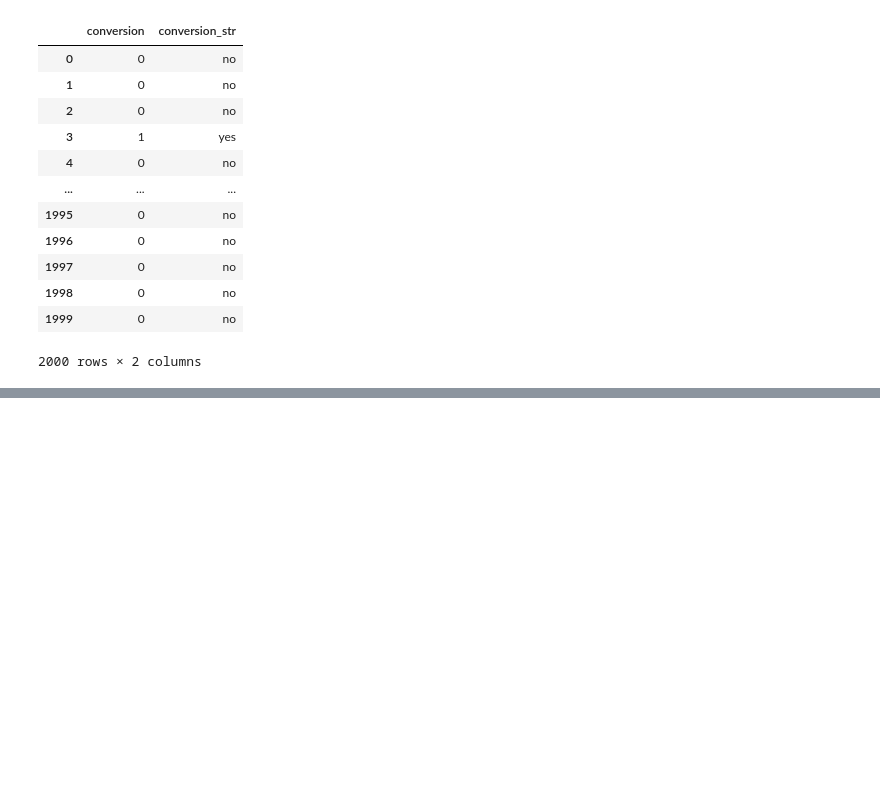
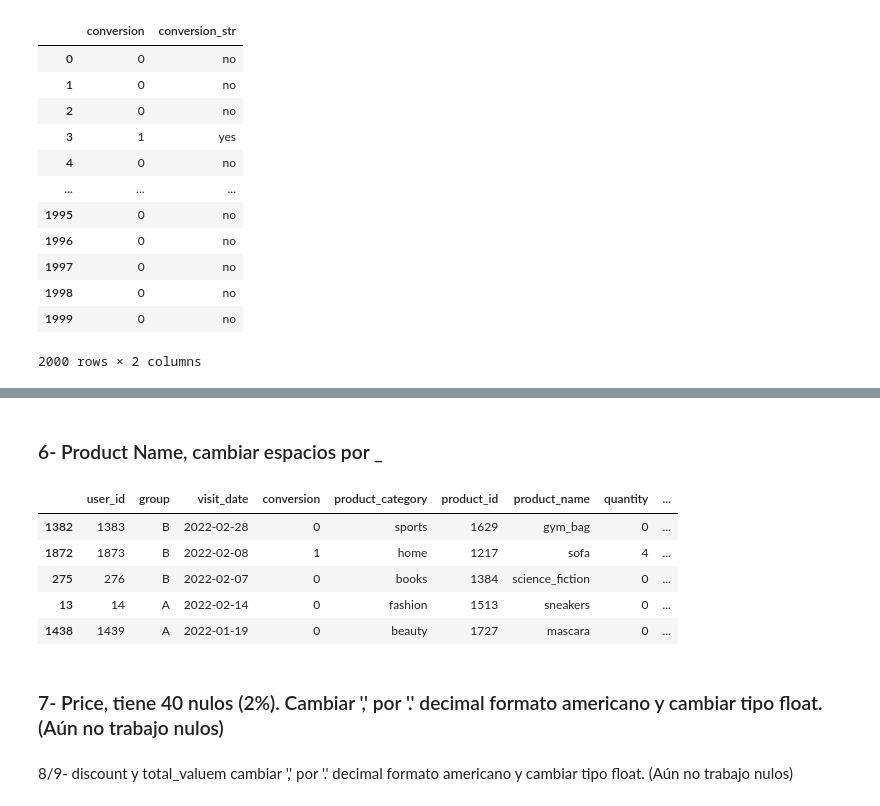
Before and after one commit to IGA-0658/amazon_abtesting, a Jupyter notebook: notebooks/02.limpieza.ipynb, the cells around one changed output, grey strips where cells are left out. Saved outputs shown, nothing was run; the diff lists cells and outputs as text; code cells hidden in the pictures; blank space fills up the shorter version.

```diff
--- a/notebooks/02.limpieza.ipynb
+++ b/notebooks/02.limpieza.ipynb
@@ -110,0 +110,5 @@ minuto 23
+# %%
+df['product_category'] = df['product_category'].str.lower()
+# %%
+df['product_category'] = df['product_category'].str.replace('fashhion','fashion')
+#df.sample(5)
@@ -110,0 +117,10 @@ minuto 23
+# %%
+#Quito P y cambio a int
+df['product_id'] = df['product_id'].str.replace('P','')
+df['product_id'] = df['product_id'].astype('int64')
+#df.sample()
+#df.info()
+# %% [markdown]
+### 6- Product Name, cambiar espacios por _
+# %%
+df['product_name'] = df['product_name'].str.replace(' ','_')
@@ -110,0 +137,11 @@ minuto 23
+# %%
+df.sample(5)
+# %% [output]
+|  | user_id | group | visit_date | conversion | product_category | product_id | product_name | quantity | ... |
+| 1382 | 1383 | B | 2022-02-28 | 0 | sports | 1629 | gym_bag | 0 | ... |
+| 1872 | 1873 | B | 2022-02-08 | 1 | home | 1217 | sofa | 4 | ... |
+| 275 | 276 | B | 2022-02-07 | 0 | books | 1384 | science_fiction | 0 | ... |
+| 13 | 14 | A | 2022-02-14 | 0 | fashion | 1513 | sneakers | 0 | ... |
+| 1438 | 1439 | A | 2022-01-19 | 0 | beauty | 1727 | mascara | 0 | ... |
+# %% [markdown]
+### 7- Price, tiene 40 nulos (2%). Cambiar ',' por '.' decimal formato americano y cambiar tipo float. (Aún no trabajo nulos)
@@ -110,0 +160,2 @@ minuto 23
+# %% [markdown]
+8/9- discount y total_valuem cambiar ',' por '.' decimal formato americano y cambiar tipo float. (Aún no trabajo nulos)
```
Also changed, not shown: parts of 25 cells of this notebook, 1 other file.
